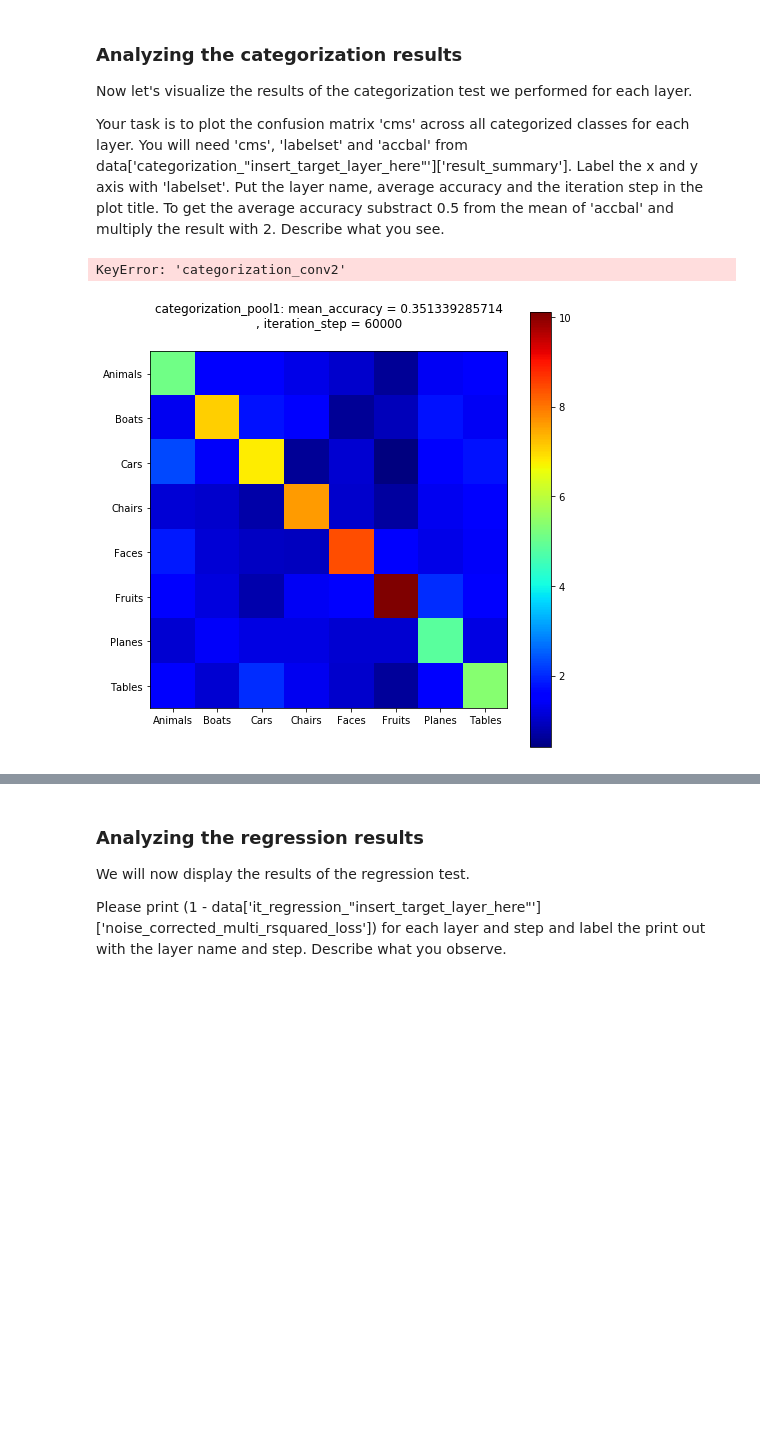
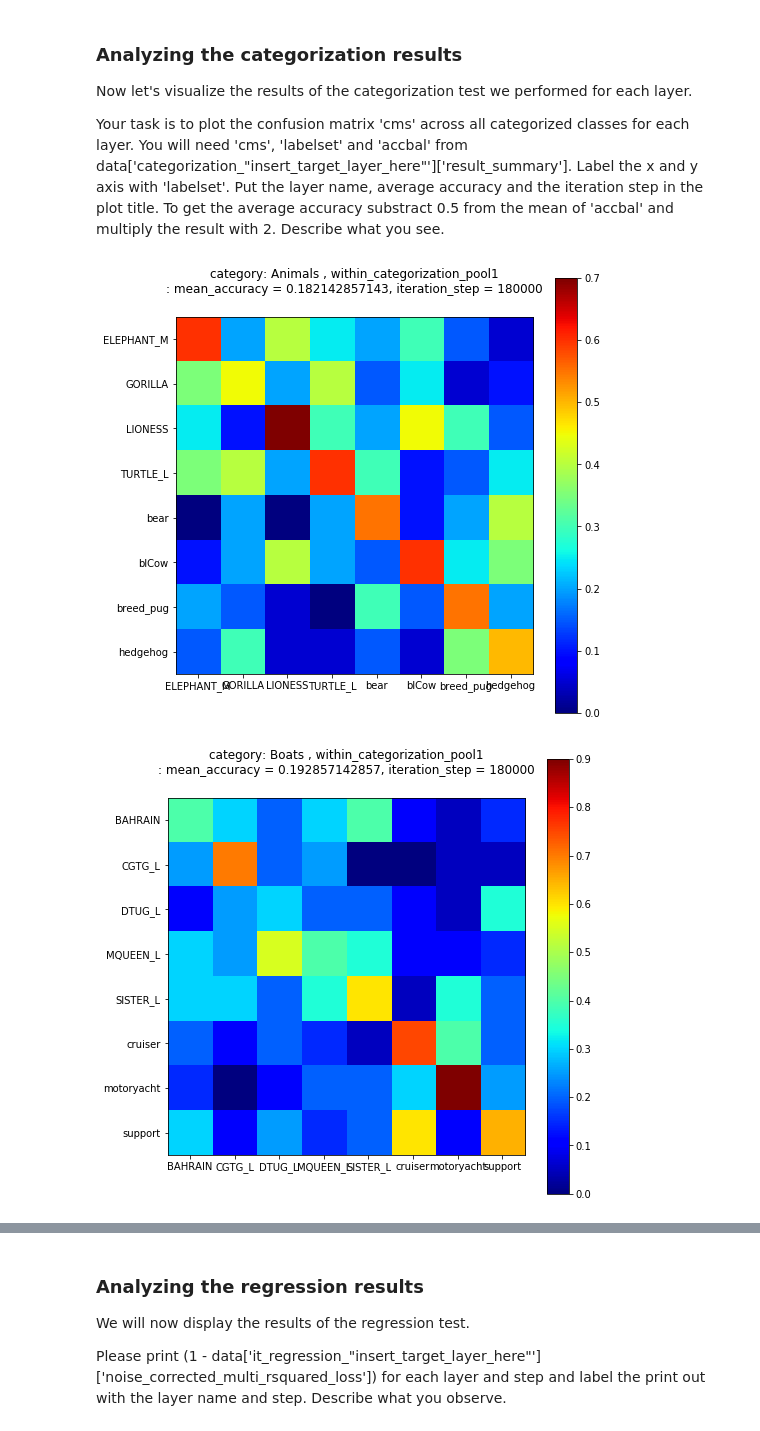
Before and after one commit to j-abc/cs375, a Jupyter notebook: 2017/assignment1/CS375 Assignment 1 Group 6.ipynb, the cells around one changed output, grey strips where cells are left out. Drawn from its saved outputs; the diff is of its cells as text; code cells hidden in the pictures; blank space fills up the shorter version.

Commit message:
test_model.py and assignment notebook important. all else can ignore

```diff
--- a/2017/assignment1/CS375 Assignment 1 Group 6.ipynb
+++ b/2017/assignment1/CS375 Assignment 1 Group 6.ipynb
@@ -142,7 +137,10 @@ and
     step = validation_data[idx]['step']
 2.) Choose the target_layers you want to evaluate on.
 """
-target_layers = ['pool1', 'conv2', 'conv3', 'conv4', 'conv5', 'pool5', 'fc6', 'fc7']
+# TODO FIX THIS OH MY GOD
+#target_layers = ['pool1', 'conv2', 'conv3', 'conv4', 'conv5', 'pool5', 'fc6', 'fc7']
+target_layers = ['pool1']
 
-idx = 0
+# TODO This needs to include the data at 0 as well
+idx = 7
 data = validation_data[idx]['validation_results']['valid0']
@@ -209,31 +186,47 @@ Now let's visualize the results of the categorization test we performed for each
 
 Your task is to plot the confusion matrix 'cms' across all categorized classes for each layer. You will need 'cms', 'labelset' and 'accbal' from data['categorization_"insert_target_layer_here"']['result_summary']. Label the x and y axis with 'labelset'. Put the layer name, average accuracy and the iteration step in the plot title. To get the average accuracy substract 0.5 from the mean of 'accbal' and multiply the result with 2. Describe what you see.
 # %%
-def plot_categorization_results(data, target_layers, step):
+def plot_categorization_results(data, target_layers, step, category=None):
     """
     Plots the confusion matrix and the average classification accuracy for each layer.
 
     You will need to EDIT this section.
     """
     for i, layer in enumerate(target_layers):
-        k = 'categorization_%s' % layer
-        categorization_results = data[k]['result_summary']
+        if category:
+            k = 'within_categorization_%s' % layer
+            try:
+                categorization_results = data[k][category]['result_summary']
+            except:
+                raise Exception(category + " is not a real category in data...")
+        else:
+            k = 'categorization_%s' % layer
+            categorization_results = data[k]['result_summary']
         ### YOUR CODE HERE
         fig = plt.figure(figsize=(8, 8))
         m = fig.gca().matshow(np.array(categorization_results['cms']).mean(2))
         plt.xticks(range(8), categorization_results['labelset'])
         plt.yticks(range(8), categorization_results['labelset'])
         plt.colorbar(m)
         ave_acc = (np.mean(categorization_results['accbal']) - .5) * 2
-        plt.title(k + ": mean_accuracy = " + str(ave_acc) + "\n, iteration_step = " + str(step))
+        if category:
+            plt.title("category: " + category + " , " + k + "\n: mean_accuracy = " + str(ave_acc) + ", iteration_step = " + str(step))
+        else:
+            plt.title(k + ": mean_accuracy = " + str(ave_acc) + "\n, iteration_step = " + str(step))
+
         m.set_cmap('jet')
         ax = plt.gca()
         ax.xaxis.tick_bottom()
 
 
         ### END OF YOUR CODE
+# Plot across categorization
+#plot_categorization_results(data, target_layers, step)
 
-plot_categorization_results(data, target_layers, step)
+# Plot within categorization
+categories = ['Animals', 'Boats', 'Cars', 'Chairs', 'Faces', 'Fruits', 'Planes', 'Tables']
+for category in categories:
+    plot_categorization_results(data, target_layers, step, category=category)
 # %% [output]
-KeyError: 'categorization_conv2'
-[figure, old version]
+[figure, new version]
+[figure, added]
```
Also changed, not shown: parts of 10 cells of this notebook, 3 other files.
